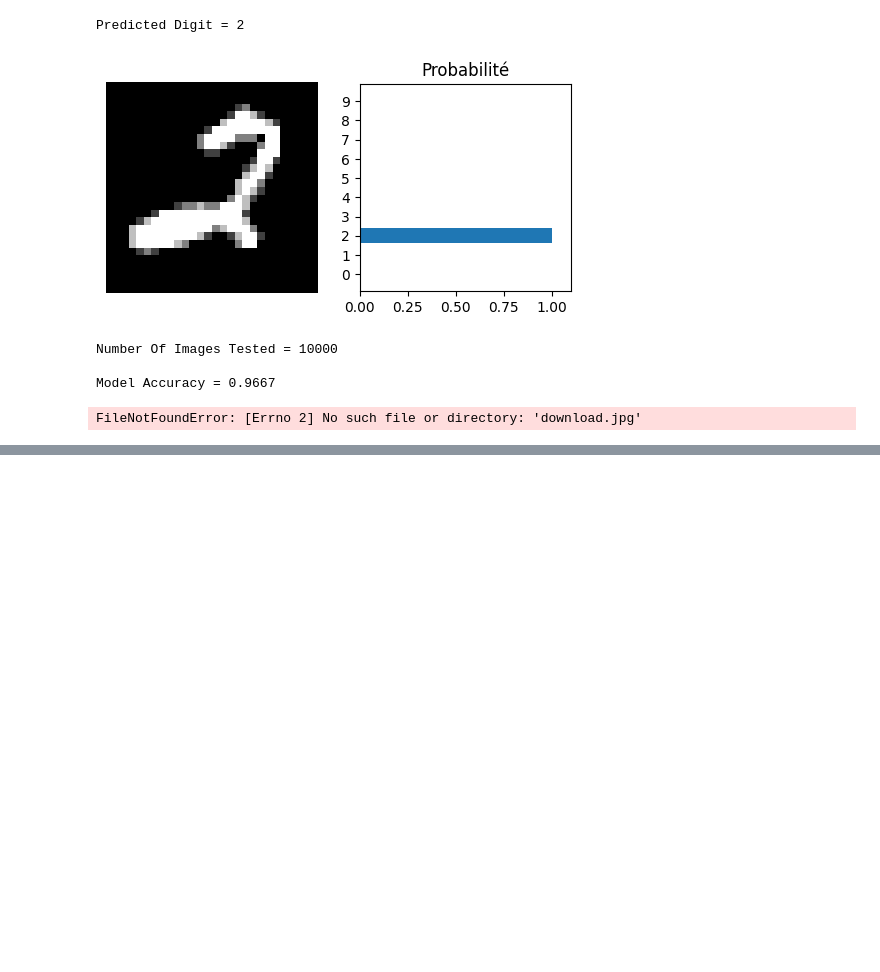
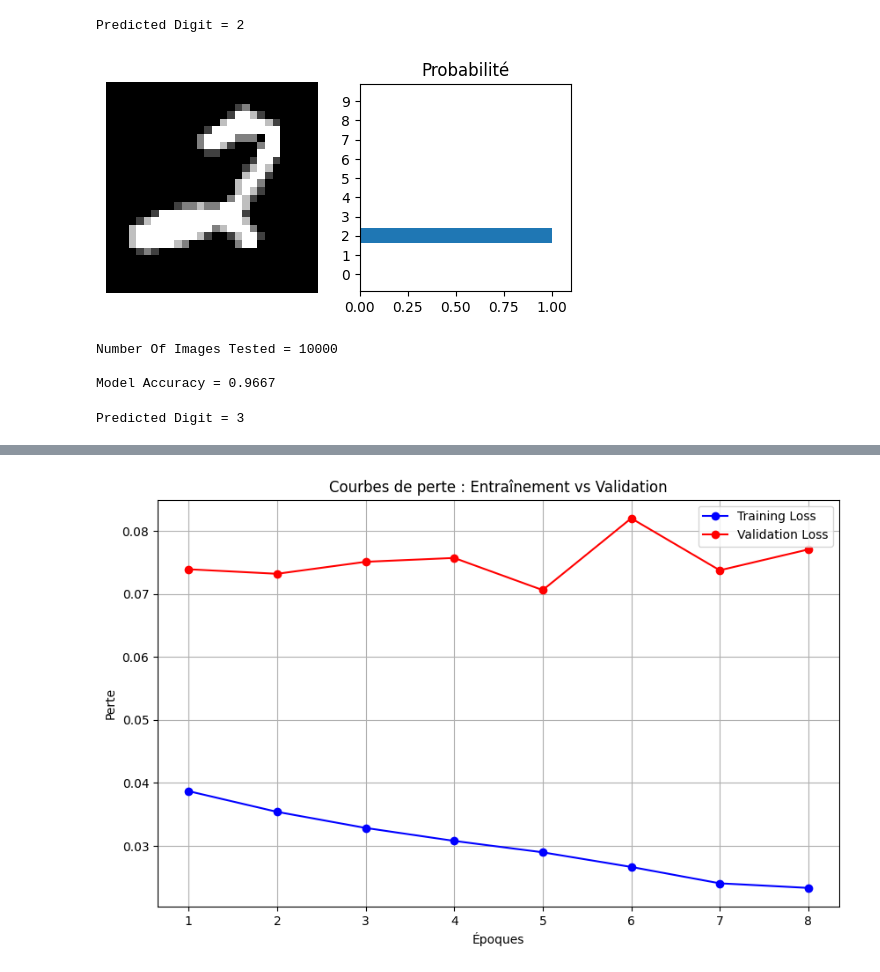
Before and after one commit to dhia06-dridi/cnn_MNIST_pytorch, a Jupyter notebook: CNN_torch.ipynb, the cells around one changed output, grey strips where cells are left out. Cells and saved outputs as stored; diff of their text form; code cells hidden in the pictures; blank space fills up the shorter version.

```diff
--- a/CNN_torch.ipynb
+++ b/CNN_torch.ipynb
@@ -293,7 +268,7 @@ transform = transforms.Compose([transforms.Grayscale(num_output_channels=1),  #
                                ])
 
 # Charger l'image externe
-image_path = 'download.jpg'
+image_path = 'R.png'
 img = Image.open(image_path)
 
 # Appliquer les transformations sur l'image
@@ -316,4 +291,60 @@ pred_label = probab.index(max(probab))
 # Afficher le résultat
 print(f"Predicted Digit = {pred_label}")
 # %% [output]
-FileNotFoundError: [Errno 2] No such file or directory: 'download.jpg'
+Predicted Digit = 3
+# %%
+# Listes pour stocker les pertes d'entraînement et de validation
+train_losses = []
+val_losses = []
+
+time0 = time()
+epochs = 8
+for e in range(epochs):
+    running_loss = 0
+    model.train()  # Mettre le modèle en mode entraînement
+    for images, labels in trainloader:
+        # Flatten MNIST images into un vecteur de longueur 784
+        images = images.view(images.shape[0], -1)
+
+        # Pass d'entraînement
+        optimizer.zero_grad()
+        output = model(images)
+        loss = criterion(output, labels)
+        loss.backward()
+        optimizer.step()
+
+        running_loss += loss.item()
+
+    # Calculer la perte moyenne d'entraînement pour cette époque
+    train_loss = running_loss / len(trainloader)
+    train_losses.append(train_loss)
+
+    # Calculer la perte de validation
+    val_loss = 0
+    model.eval()  # Mettre le modèle en mode évaluation
+    with torch.no_grad():
+        for images, labels in valloader:
+            images = images.view(images.shape[0], -1)
+            output = model(images)
+            loss = criterion(output, labels)
+            val_loss += loss.item()
+
+    # Calculer la perte moyenne de validation
+    val_loss = val_loss / len(valloader)
+    val_losses.append(val_loss)
+
+    print(f"Epoch {e+1}/{epochs} - Training Loss: {train_loss:.4f}, Validation Loss: {val_loss:.4f}")
+
+print("\nTraining Time (in minutes) =", (time() - time0) / 60)
+
+# Tracer les courbes de perte d'entraînement et de validation
+plt.figure(figsize=(10, 6))
+plt.plot(range(1, epochs + 1), train_losses, marker='o', label='Training Loss', color='b')
+plt.plot(range(1, epochs + 1), val_losses, marker='o', label='Validation Loss', color='r')
+plt.title('Courbes de perte : Entraînement vs Validation')
+plt.xlabel('Époques')
+plt.ylabel('Perte')
+plt.legend()
+plt.grid()
+plt.show()
+# %% [output]
@@ -319,0 +361 @@ FileNotFoundError: [Errno 2] No such file or directory: 'download.jpg'
+[figure, added]
```
Also changed, not shown: parts of 9 cells of this notebook, 3 other files.
